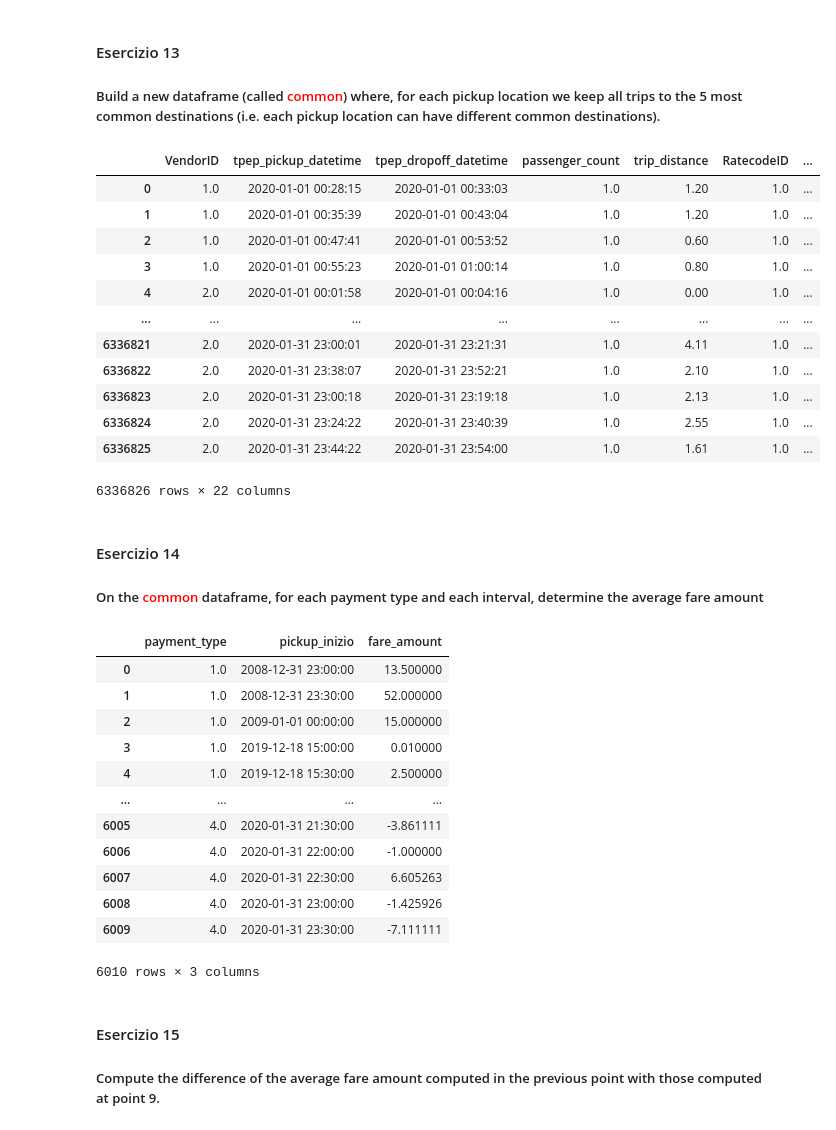
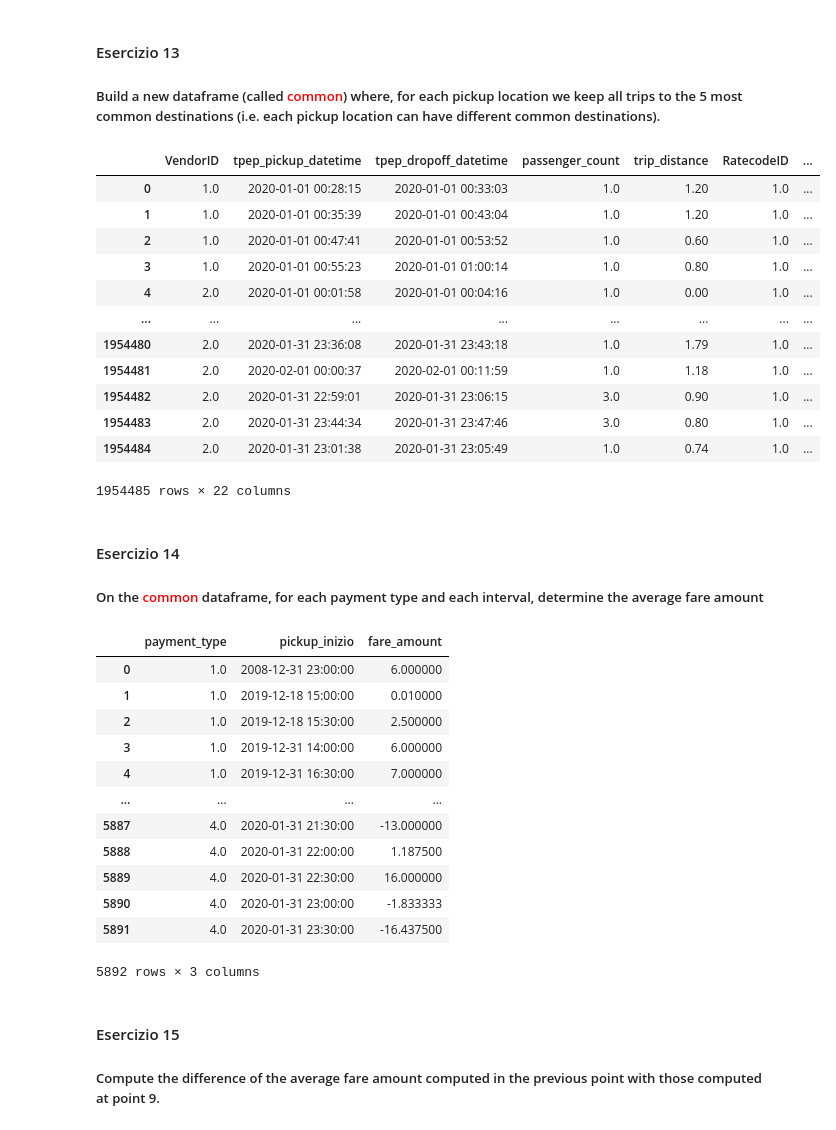
Before and after one commit to Cova18/Fondamenti-di-Informatica, a Jupyter notebook: PrimaProva.ipynb, the cells around one changed output. Drawn from its saved outputs; the diff is of its cells as text; code cells hidden in the pictures.

```diff
--- a/PrimaProva.ipynb
+++ b/PrimaProva.ipynb
@@ -246,29 +252,30 @@ new.groupby("Location").mean().sort_values(by="fare_amount", ascending = False)
 # %%
 commondf = dataSet.groupby(["PULocationID", "DOLocationID"]).size().to_frame("count")
 #commondf = commondf.groupby(["PULocationID", "DOLocationID"])["count"].nlargest(5)
 #se resetto prima o dopo o dopo non mi tornano le
 
 commondf = commondf.groupby(level = 0, group_keys = False)["count"].nlargest(5).reset_index()
 #ma quelli che hanno valori uguali ? come vengono scelti ?
 
 #commondf = dataSet.groupby(["PULocationID", "DOLocationID"]).size().groupby(level = 0, group_keys = False).nlargest(5).reset_index()
 
-common = dataSet.merge(commondf,how = "left", on=["PULocationID", "DOLocationID"])
+common = dataSet.merge(commondf, on=["PULocationID", "DOLocationID"])
+# ho tolto how = "left" perche cosi non andavo a togliere
 common
 # %% [output]
 |  | VendorID | tpep_pickup_datetime | tpep_dropoff_datetime | passenger_count | trip_distance | RatecodeID | ... |
 | 0 | 1.0 | 2020-01-01 00:28:15 | 2020-01-01 00:33:03 | 1.0 | 1.20 | 1.0 | ... |
 | 1 | 1.0 | 2020-01-01 00:35:39 | 2020-01-01 00:43:04 | 1.0 | 1.20 | 1.0 | ... |
 | 2 | 1.0 | 2020-01-01 00:47:41 | 2020-01-01 00:53:52 | 1.0 | 0.60 | 1.0 | ... |
 | 3 | 1.0 | 2020-01-01 00:55:23 | 2020-01-01 01:00:14 | 1.0 | 0.80 | 1.0 | ... |
 | 4 | 2.0 | 2020-01-01 00:01:58 | 2020-01-01 00:04:16 | 1.0 | 0.00 | 1.0 | ... |
 | ... | ... | ... | ... | ... | ... | ... | ... |
-| 6336821 | 2.0 | 2020-01-31 23:00:01 | 2020-01-31 23:21:31 | 1.0 | 4.11 | 1.0 | ... |
-| 6336822 | 2.0 | 2020-01-31 23:38:07 | 2020-01-31 23:52:21 | 1.0 | 2.10 | 1.0 | ... |
-| 6336823 | 2.0 | 2020-01-31 23:00:18 | 2020-01-31 23:19:18 | 1.0 | 2.13 | 1.0 | ... |
-| 6336824 | 2.0 | 2020-01-31 23:24:22 | 2020-01-31 23:40:39 | 1.0 | 2.55 | 1.0 | ... |
-| 6336825 | 2.0 | 2020-01-31 23:44:22 | 2020-01-31 23:54:00 | 1.0 | 1.61 | 1.0 | ... |
+| 1954480 | 2.0 | 2020-01-31 23:36:08 | 2020-01-31 23:43:18 | 1.0 | 1.79 | 1.0 | ... |
+| 1954481 | 2.0 | 2020-02-01 00:00:37 | 2020-02-01 00:11:59 | 1.0 | 1.18 | 1.0 | ... |
+| 1954482 | 2.0 | 2020-01-31 22:59:01 | 2020-01-31 23:06:15 | 3.0 | 0.90 | 1.0 | ... |
+| 1954483 | 2.0 | 2020-01-31 23:44:34 | 2020-01-31 23:47:46 | 3.0 | 0.80 | 1.0 | ... |
+| 1954484 | 2.0 | 2020-01-31 23:01:38 | 2020-01-31 23:05:49 | 1.0 | 0.74 | 1.0 | ... |
-6336826 rows × 22 columns
+1954485 rows × 22 columns
 # %% [markdown]
 #### Esercizio 14
 ##### On the <font color=red> common </font> dataframe, for each payment type and each interval, determine the average fare amount
@@ -277,18 +284,18 @@ common_df = common.groupby(["payment_type", "pickup_inizio"]).mean("fare_amount"
 common_df
 # %% [output]
 |  | payment_type | pickup_inizio | fare_amount |
-| 0 | 1.0 | 2008-12-31 23:00:00 | 13.500000 |
-| 1 | 1.0 | 2008-12-31 23:30:00 | 52.000000 |
-| 2 | 1.0 | 2009-01-01 00:00:00 | 15.000000 |
-| 3 | 1.0 | 2019-12-18 15:00:00 | 0.010000 |
-| 4 | 1.0 | 2019-12-18 15:30:00 | 2.500000 |
+| 0 | 1.0 | 2008-12-31 23:00:00 | 6.000000 |
+| 1 | 1.0 | 2019-12-18 15:00:00 | 0.010000 |
+| 2 | 1.0 | 2019-12-18 15:30:00 | 2.500000 |
+| 3 | 1.0 | 2019-12-31 14:00:00 | 6.000000 |
+| 4 | 1.0 | 2019-12-31 16:30:00 | 7.000000 |
 | ... | ... | ... | ... |
-| 6005 | 4.0 | 2020-01-31 21:30:00 | -3.861111 |
-| 6006 | 4.0 | 2020-01-31 22:00:00 | -1.000000 |
-| 6007 | 4.0 | 2020-01-31 22:30:00 | 6.605263 |
-| 6008 | 4.0 | 2020-01-31 23:00:00 | -1.425926 |
-| 6009 | 4.0 | 2020-01-31 23:30:00 | -7.111111 |
+| 5887 | 4.0 | 2020-01-31 21:30:00 | -13.000000 |
+| 5888 | 4.0 | 2020-01-31 22:00:00 | 1.187500 |
+| 5889 | 4.0 | 2020-01-31 22:30:00 | 16.000000 |
+| 5890 | 4.0 | 2020-01-31 23:00:00 | -1.833333 |
+| 5891 | 4.0 | 2020-01-31 23:30:00 | -16.437500 |
-6010 rows × 3 columns
+5892 rows × 3 columns
 # %% [markdown]
 #### Esercizio 15
 ##### Compute the difference of the average fare amount computed in the previous point with those computed at point 9.
```
Also changed, not shown: parts of 7 cells of this notebook.
